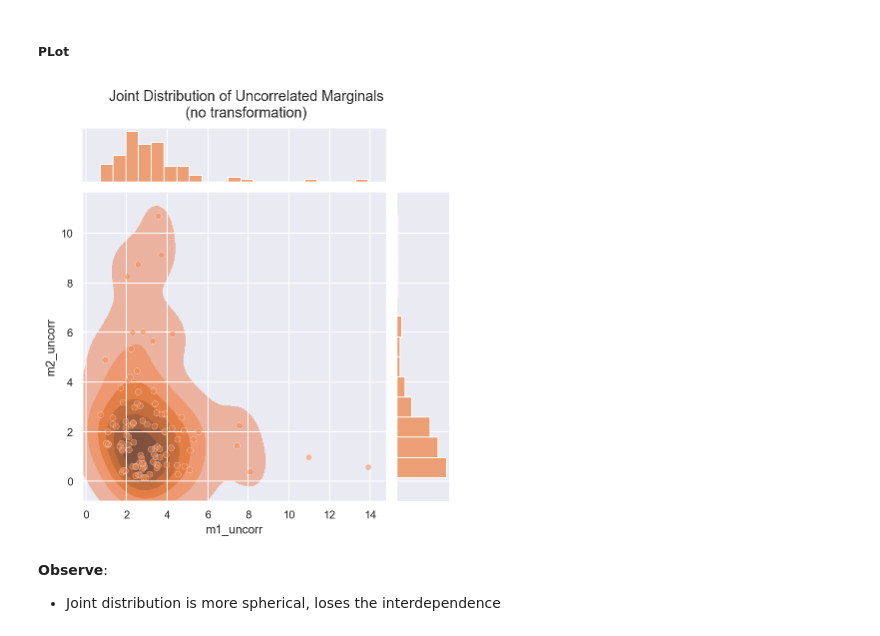
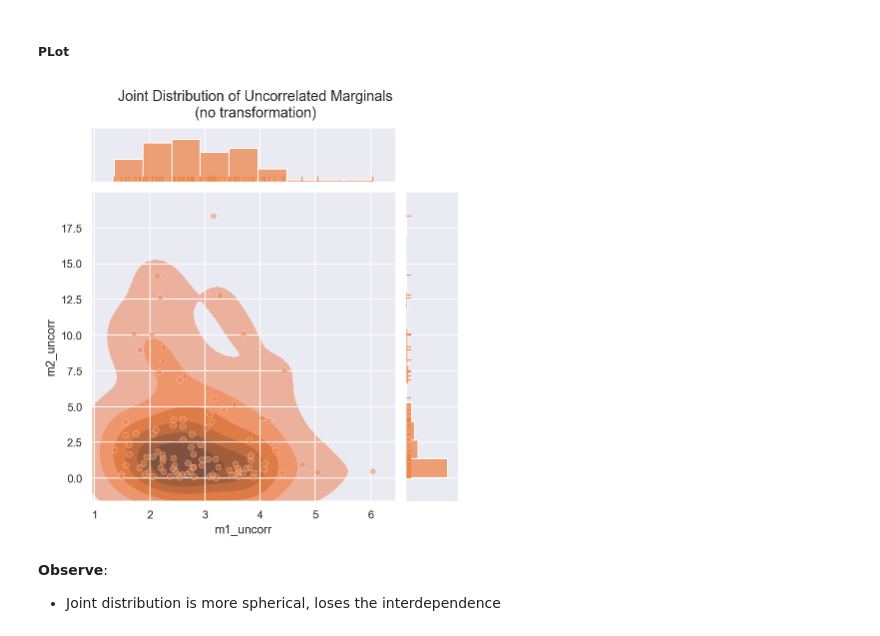
Before and after one commit to oreum-industries/oreum_copula, a Jupyter notebook: 01_Background_Copulas.ipynb, the cells around one changed output. Cells and saved outputs as stored; diff of their text form; code cells hidden in the pictures.

```diff
--- a/01_Background_Copulas.ipynb
+++ b/01_Background_Copulas.ipynb
@@ -98,10 +100,10 @@ _ = g.fig.suptitle('Marginals transformed to Uniform via NormalCDF', y=1.03)
 Here we use Lognormals for convenience
 # %%
 MU_1 = 1
-SIGMA_1 = 0.5
+SIGMA_1 = 0.3
 
-MU_2 = 0.4
-SIGMA_2 = 0.9
+MU_2 = 0.3
+SIGMA_2 = 1.4
 
 m1_dist = stats.lognorm(scale=np.exp(MU_1), s=SIGMA_1)
 m2_dist = stats.lognorm(scale=np.exp(MU_2), s=SIGMA_2)
@@ -129,11 +132,12 @@ df['m2_uncorr'] = m2_dist.rvs(N_SAMPLES)
 # %%
 g = sns.JointGrid(x='m1_uncorr', y='m2_uncorr', data=df)
 g.plot_joint(sns.kdeplot, **kde_kws, color='C1', fill=True)
 g.plot_joint(sns.scatterplot, **sctr_kws, color='C1')
 g.plot_marginals(sns.histplot, color='C1')
+g.plot_marginals(sns.rugplot, height=0.1, color='C1')
 _ = g.fig.suptitle('Joint Distribution of Uncorrelated Marginals\n(no transformation)', y=1.06)
 # %% [output]
-[figure, old version]
+[figure, new version]
 # %% [markdown]
 **Observe**:
 + Joint distribution is more spherical, loses the interdependence
```
Also changed, not shown: parts of 8 cells of this notebook, 6 other files.
